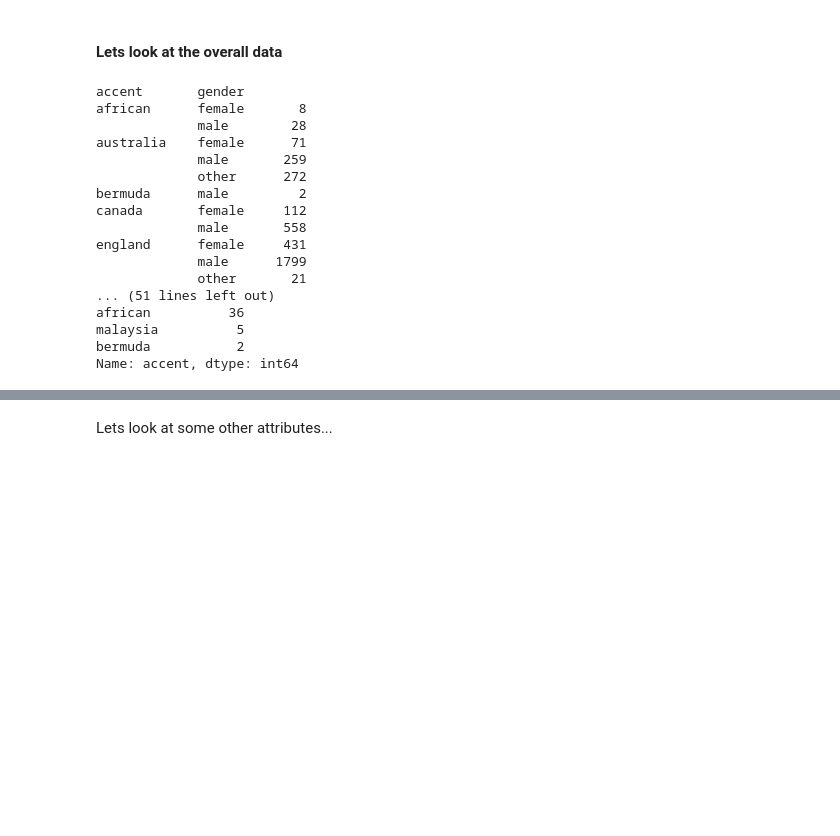
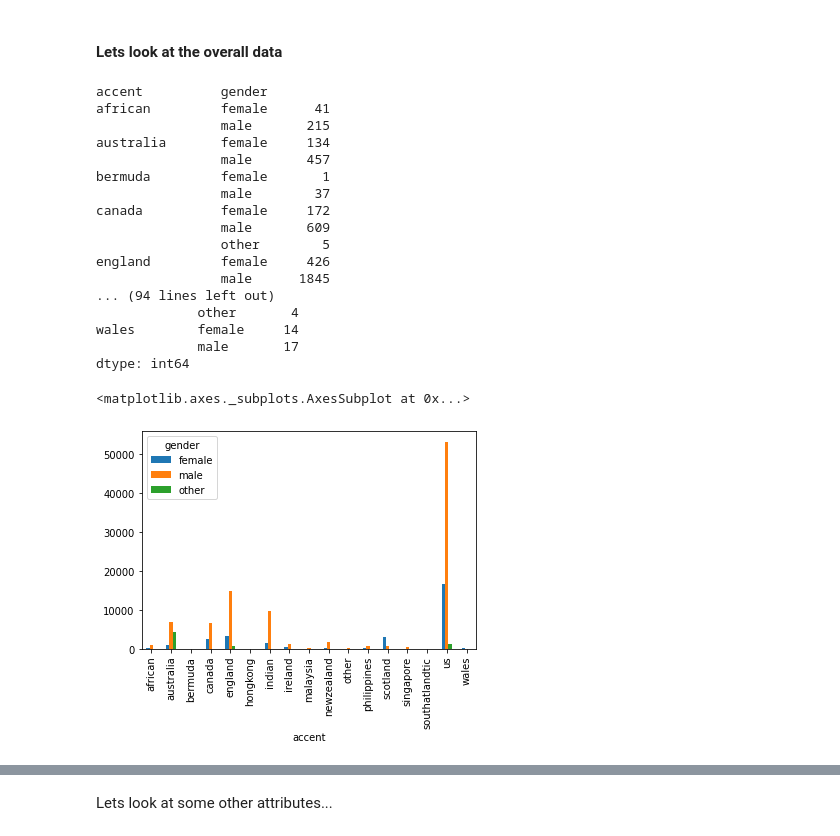
Before and after one commit to Faryab/accent_recognition, a Jupyter notebook: toying around.ipynb, the cells around one changed output, grey strips where cells are left out. Cells and saved outputs as stored; diff of their text form; code cells hidden in the pictures; blank space fills up the shorter version.

Commit message:
5 accents

```diff
--- a/toying around.ipynb
+++ b/toying around.ipynb
@@ -141,27 +118,34 @@ def visualize_categorical_distribution(pd_series, title="Plot", ylabel='Number o
     plt.xlabel(xlabel, fontsize=12)
     plt.show()
 # %%
-print(splits["train"].groupby(['accent', 'gender']).size())
-print(splits["dev"].groupby(['accent', 'gender']).size())
-print(splits["test"].groupby(['accent', 'gender']).size())
-print(splits['train']['accent'].value_counts())
+print(train_validated.groupby(['accent', 'gender']).size())
+
+print(test_validated.groupby(['accent', 'gender']).size())
+print(dev_validated.groupby(['accent', 'gender']).size())
+
+yeet.unstack(level=1).plot(kind='bar', subplots=False)
+#print(splits["dev"].groupby(['accent', 'gender']).size())
+#print(splits["test"].groupby(['accent', 'gender']).size())
+#print(splits['train']['accent'].value_counts())
 # %% [output]
-accent       gender
-african      female       8
-             male        28
-australia    female      71
-             male       259
-             other      272
-bermuda      male         2
-canada       female     112
-             male       558
-england      female     431
-             male      1799
-             other       21
-... (51 lines left out)
-african          36
-malaysia          5
-bermuda           2
-Name: accent, dtype: int64
+accent          gender
+african         female      41
+                male       215
+australia       female     134
+                male       457
+bermuda         female       1
+                male        37
+canada          female     172
+                male       609
+                other        5
+england         female     426
+                male      1845
+... (94 lines left out)
+             other       4
+wales        female     14
+             male       17
+dtype: int64
+<matplotlib.axes._subplots.AxesSubplot at 0x...>
+[figure, added]
 # %%
 visualize_categorical_distribution(splits["train"]["accent"], "Total Train Distribution", figsize=(17,7))
```
Also changed, not shown: parts of 28 cells of this notebook, 4 other files.
